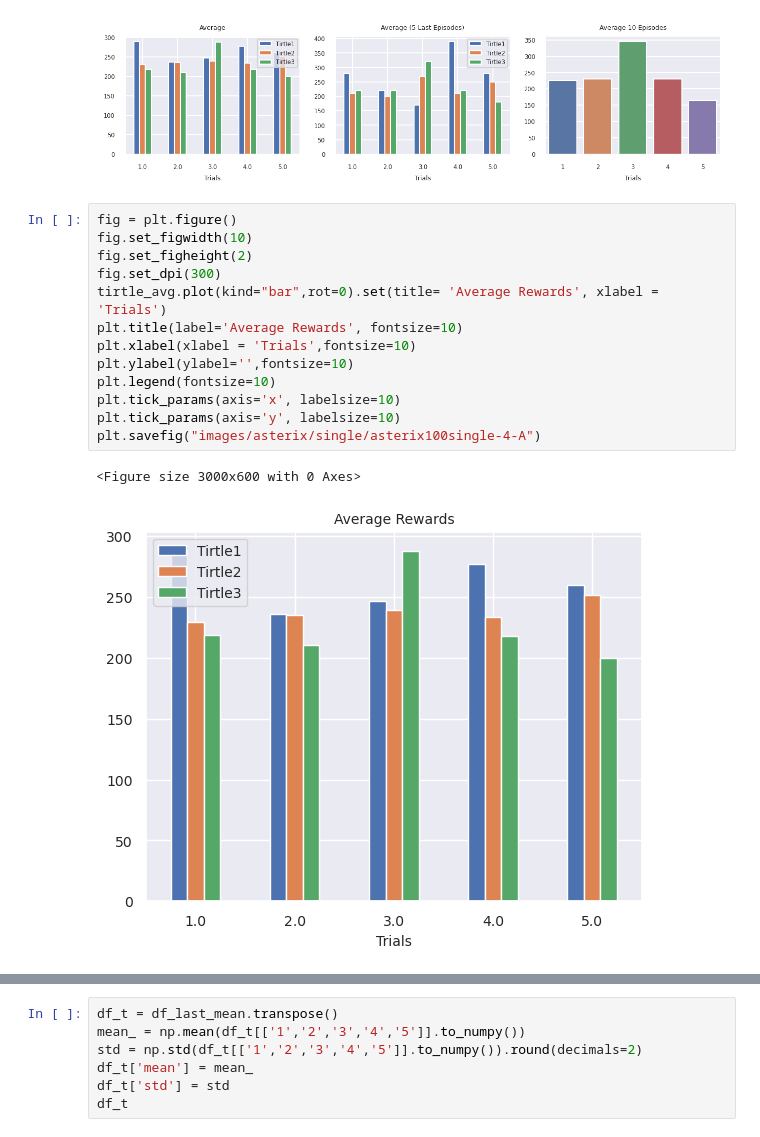
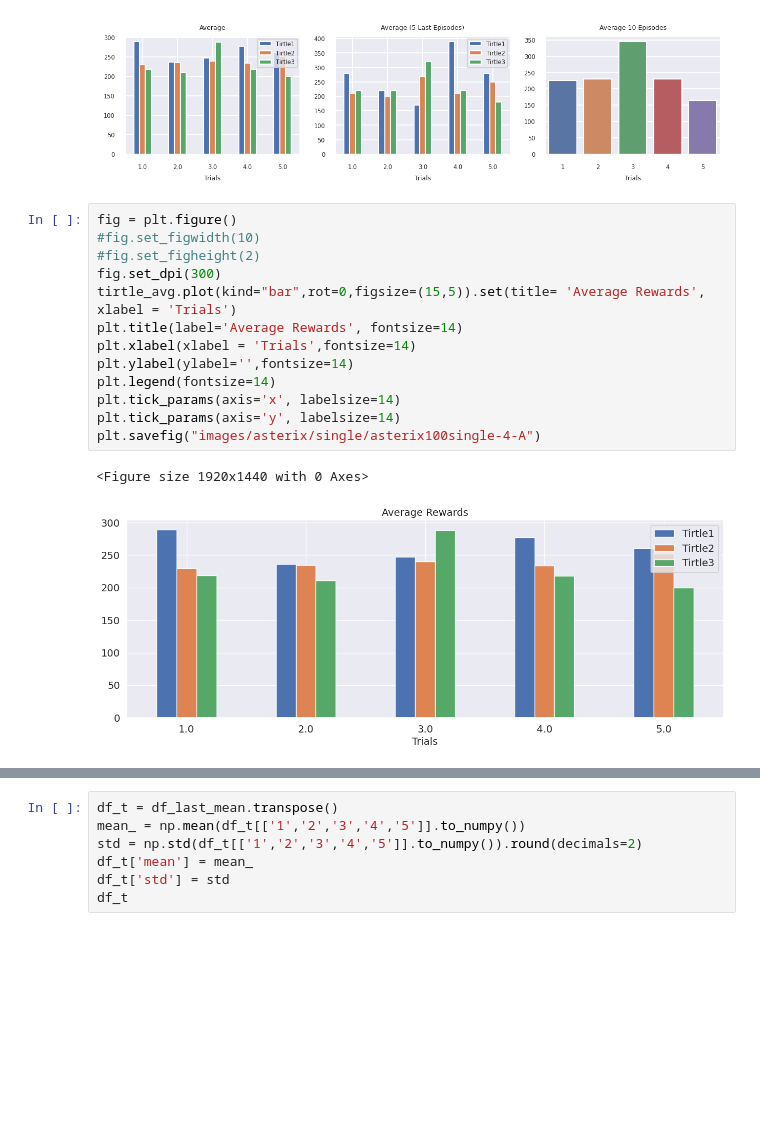
Before and after one commit to DanielEugenioNeves/COMPER-RELEASE-RESULTS, a Jupyter notebook: COMPER-LSTM/comper_v5_asterix_single_100k.ipynb, the cells around one changed output, grey strips where cells are left out. Drawn from its saved outputs; the diff is of its cells as text; blank space fills up the shorter version.

Commit message:
Adjusting graphs

```diff
--- a/COMPER-LSTM/comper_v5_asterix_single_100k.ipynb
+++ b/COMPER-LSTM/comper_v5_asterix_single_100k.ipynb
@@ -169,19 +169,19 @@ sns.barplot(data=df_last_mean, x=df_last_mean.index,y='Mean',ax=axs[2]).set(titl
 [figure]
 # %%
 fig = plt.figure()
-fig.set_figwidth(10)
-fig.set_figheight(2)
+#fig.set_figwidth(10)
+#fig.set_figheight(2)
 fig.set_dpi(300)
-tirtle_avg.plot(kind="bar",rot=0).set(title= 'Average Rewards', xlabel = 'Trials')
-plt.title(label='Average Rewards', fontsize=10)
-plt.xlabel(xlabel = 'Trials',fontsize=10)
-plt.ylabel(ylabel='',fontsize=10)
-plt.legend(fontsize=10)
-plt.tick_params(axis='x', labelsize=10)
-plt.tick_params(axis='y', labelsize=10)
+tirtle_avg.plot(kind="bar",rot=0,figsize=(15,5)).set(title= 'Average Rewards', xlabel = 'Trials')
+plt.title(label='Average Rewards', fontsize=14)
+plt.xlabel(xlabel = 'Trials',fontsize=14)
+plt.ylabel(ylabel='',fontsize=14)
+plt.legend(fontsize=14)
+plt.tick_params(axis='x', labelsize=14)
+plt.tick_params(axis='y', labelsize=14)
 plt.savefig("images/asterix/single/asterix100single-4-A")
 # %% [output]
-<Figure size 3000x600 with 0 Axes>
+<Figure size 1920x1440 with 0 Axes>
-[figure, old version]
+[figure, new version]
 # %%
 fig= plt.figure()
```
Also changed, not shown: parts of 2 cells of this notebook, 33 other files.
